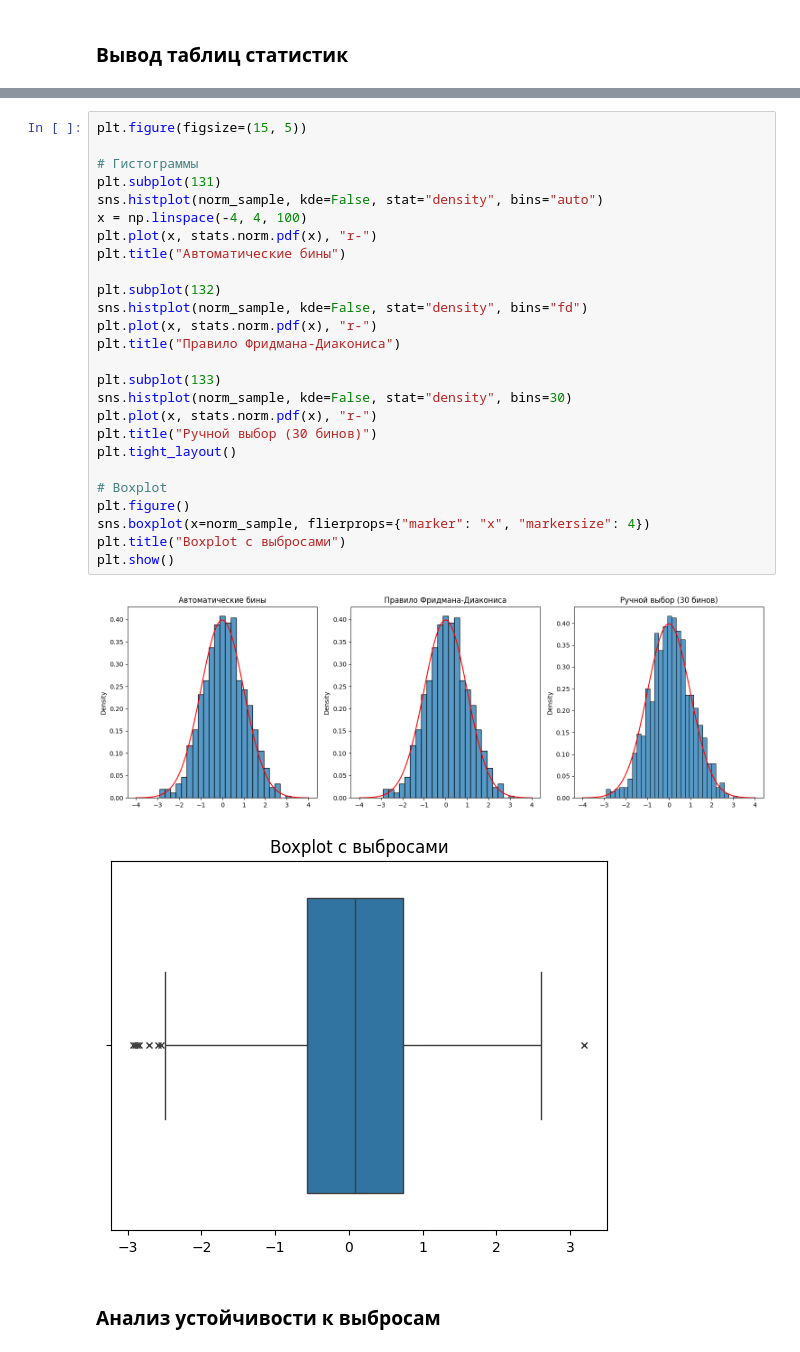
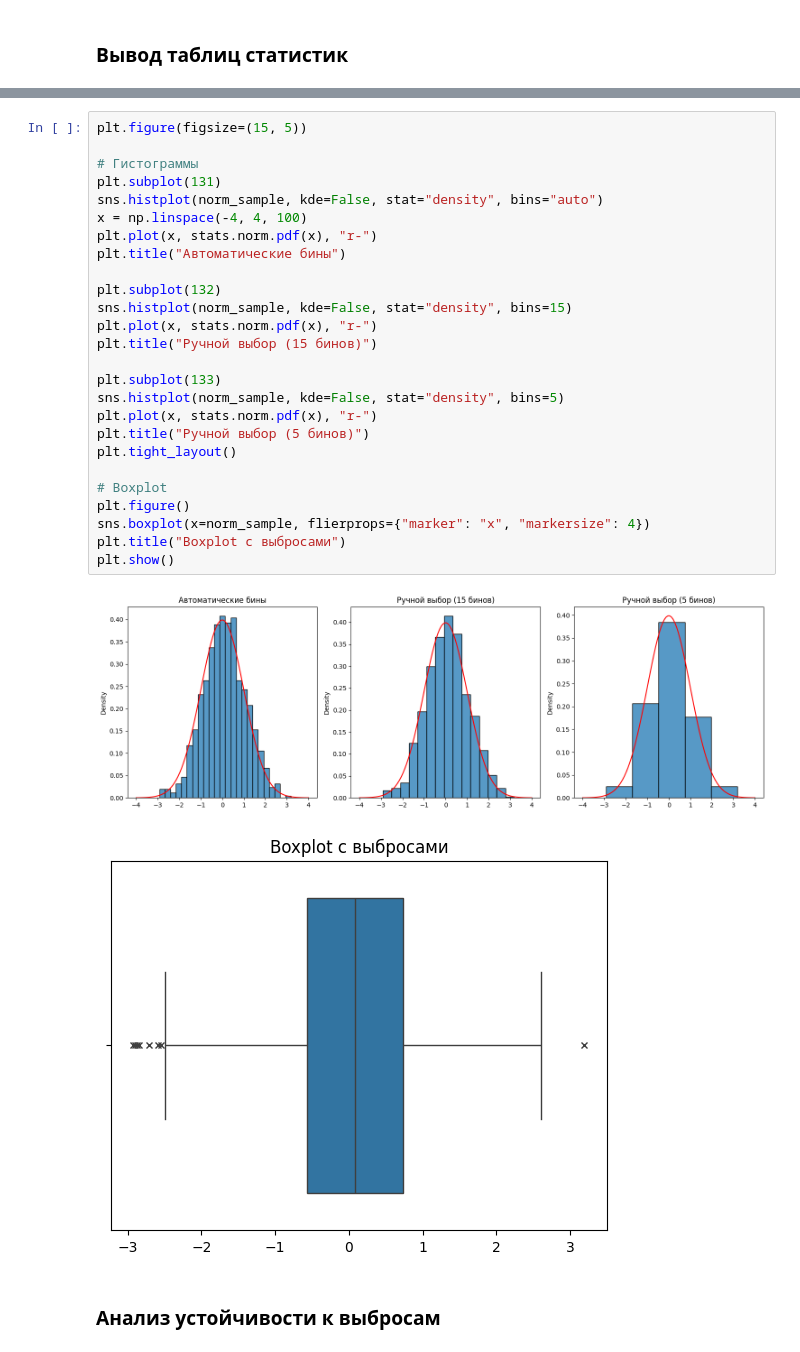
Before and after one commit to mezgou/labs-statistics-and-data-analysis, a Jupyter notebook: src/lab2/descriptive_statistics.ipynb, the cells around one changed output, grey strips where cells are left out. Drawn from its saved outputs; the diff is of its cells as text.

```diff
--- a/src/lab2/descriptive_statistics.ipynb
+++ b/src/lab2/descriptive_statistics.ipynb
@@ -129,31 +279,31 @@ plt.show()
 # %%
 plt.figure(figsize=(15, 5))
 
 # Гистограммы
 plt.subplot(131)
 sns.histplot(norm_sample, kde=False, stat="density", bins="auto")
 x = np.linspace(-4, 4, 100)
 plt.plot(x, stats.norm.pdf(x), "r-")
 plt.title("Автоматические бины")
 
 plt.subplot(132)
-sns.histplot(norm_sample, kde=False, stat="density", bins="fd")
+sns.histplot(norm_sample, kde=False, stat="density", bins=15)
 plt.plot(x, stats.norm.pdf(x), "r-")
-plt.title("Правило Фридмана-Диакониса")
+plt.title("Ручной выбор (15 бинов)")
 
 plt.subplot(133)
-sns.histplot(norm_sample, kde=False, stat="density", bins=30)
+sns.histplot(norm_sample, kde=False, stat="density", bins=5)
 plt.plot(x, stats.norm.pdf(x), "r-")
-plt.title("Ручной выбор (30 бинов)")
+plt.title("Ручной выбор (5 бинов)")
 plt.tight_layout()
 
 # Boxplot
 plt.figure()
 sns.boxplot(x=norm_sample, flierprops={"marker": "x", "markersize": 4})
 plt.title("Boxplot с выбросами")
 plt.show()
 # %% [output]
-[figure, old version]
+[figure, new version]
 [figure]
 # %% [markdown]
 ### Анализ устойчивости к выбросам
```
Also changed, not shown: parts of 5 cells of this notebook, 3 other files.
